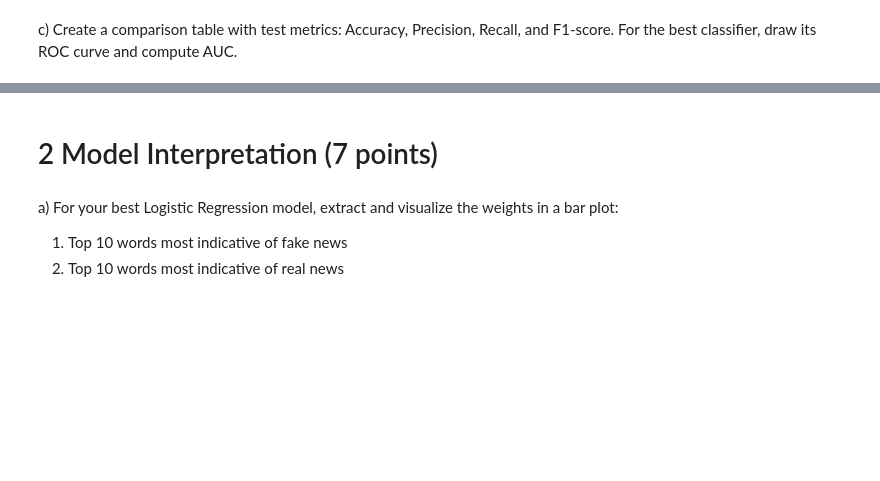
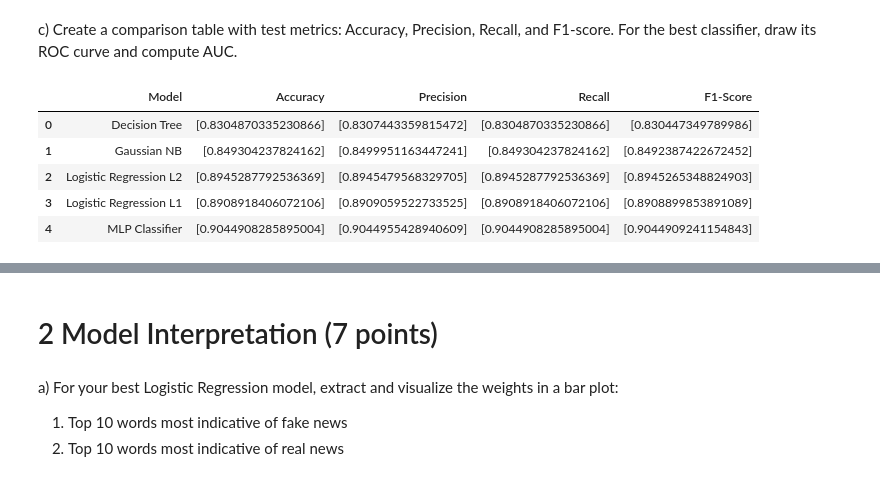
Before and after one commit to pedroMVicente/NTT_Data_merit_challenge, a Jupyter notebook: src/code/code.ipynb, the cells around one changed output, grey strips where cells are left out. Saved outputs shown, nothing was run; the diff lists cells and outputs as text; code cells hidden in the pictures; blank space fills up the shorter version.

```diff
--- a/src/code/code.ipynb
+++ b/src/code/code.ipynb
@@ -785,7 +709,7 @@ grid_search = get_the_best_logistic_regression(
     scoring_dict=SCORING
 )
 
-results_df = get_df(
+logistic_regression_l2_metrics = calculate_metrics(
     grid_search=grid_search,
     X_train=train_tfidf,
     y_train=train_news_labels,
@@ -795,7 +719,7 @@ results_df = get_df(
     y_test=test_news_labels
 )
 
-results_df
+logistic_regression_l2_metrics
 # %% [output]
 Fitting 5 folds for each of 168 candidates, totalling 840 fits
 [CV] END C=0.001, class_weight=None, max_iter=100, solver=lbfgs; total time=   0.1s
@@ -1112,7 +1035,7 @@ grid_search = get_the_best_logistic_regression(
     scoring_dict=SCORING
 )
 
-results_df = get_df(
+logistic_regression_l1_metrics = calculate_metrics(
     grid_search=grid_search,
     X_train=train_tfidf,
     y_train=train_news_labels,
@@ -1122,4 +1045,4 @@ results_df = get_df(
     y_test=test_news_labels
 )
 
-results_df
+logistic_regression_l1_metrics
@@ -1217,3 +1305,31 @@ results_df
 # %% [markdown]
 c) Create a comparison table with test metrics: Accuracy, Precision, Recall, and F1-score. For the
 best classifier, draw its ROC curve and compute AUC.
+# %%
+# Create a DataFrame to summarize all metrics
+decision_tree__test_metrics = decision_tree_metrics[1]
+gaussian_nb_test_metrics = gaussian_nb_metrics[1]
+logistic_regression_l2_test_metrics = logistic_regression_l2_metrics[1]
+logistic_regression_l1_test_metrics = logistic_regression_l1_metrics[1]
+mlp_test_metrics = mlp_metrics[1]
+
+metrics = [
+    {"Model": "Decision Tree", **decision_tree__test_metrics},
+    {"Model": "Gaussian NB", **gaussian_nb_test_metrics},
+    {"Model": "Logistic Regression L2", **logistic_regression_l2_test_metrics},
+    {"Model": "Logistic Regression L1", **logistic_regression_l1_test_metrics},
+    {"Model": "MLP Classifier", **mlp_test_metrics}
+]
+
+metrics_df = pd.DataFrame(metrics)
+# acho que esta coluna é inútil. o que achas de não a pormos no calculate_metrics?
+# também acho que o calculate_metrics não precisa de devolver as métricas de validação
+metrics_df = metrics_df.drop(columns=["Dataset"])
+metrics_df.round(4)
+# %% [output]
+|  | Model | Accuracy | Precision | Recall | F1-Score |
+| 0 | Decision Tree | [0.8304870335230866] | [0.8307443359815472] | [0.8304870335230866] | [0.830447349789986] |
+| 1 | Gaussian NB | [0.849304237824162] | [0.8499951163447241] | [0.849304237824162] | [0.8492387422672452] |
+| 2 | Logistic Regression L2 | [0.8945287792536369] | [0.8945479568329705] | [0.8945287792536369] | [0.8945265348824903] |
+| 3 | Logistic Regression L1 | [0.8908918406072106] | [0.8909059522733525] | [0.8908918406072106] | [0.8908899853891089] |
+| 4 | MLP Classifier | [0.9044908285895004] | [0.9044955428940609] | [0.9044908285895004] | [0.9044909241154843] |
```
Also changed, not shown: parts of 13 cells of this notebook.
